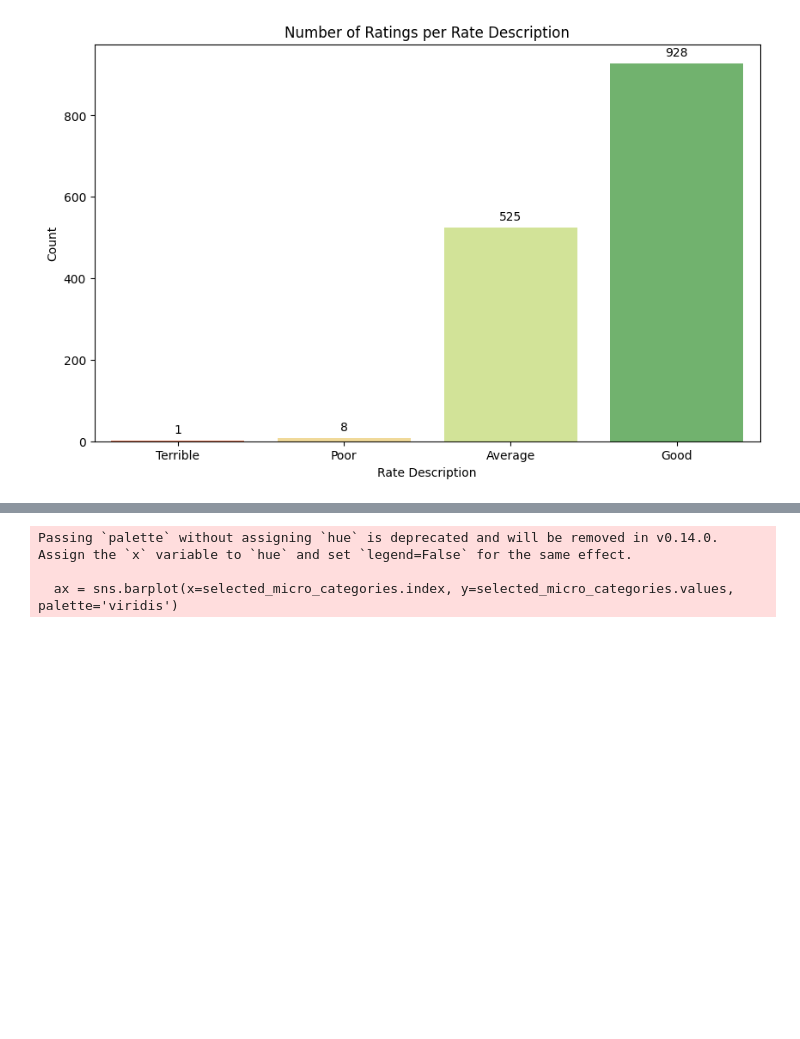
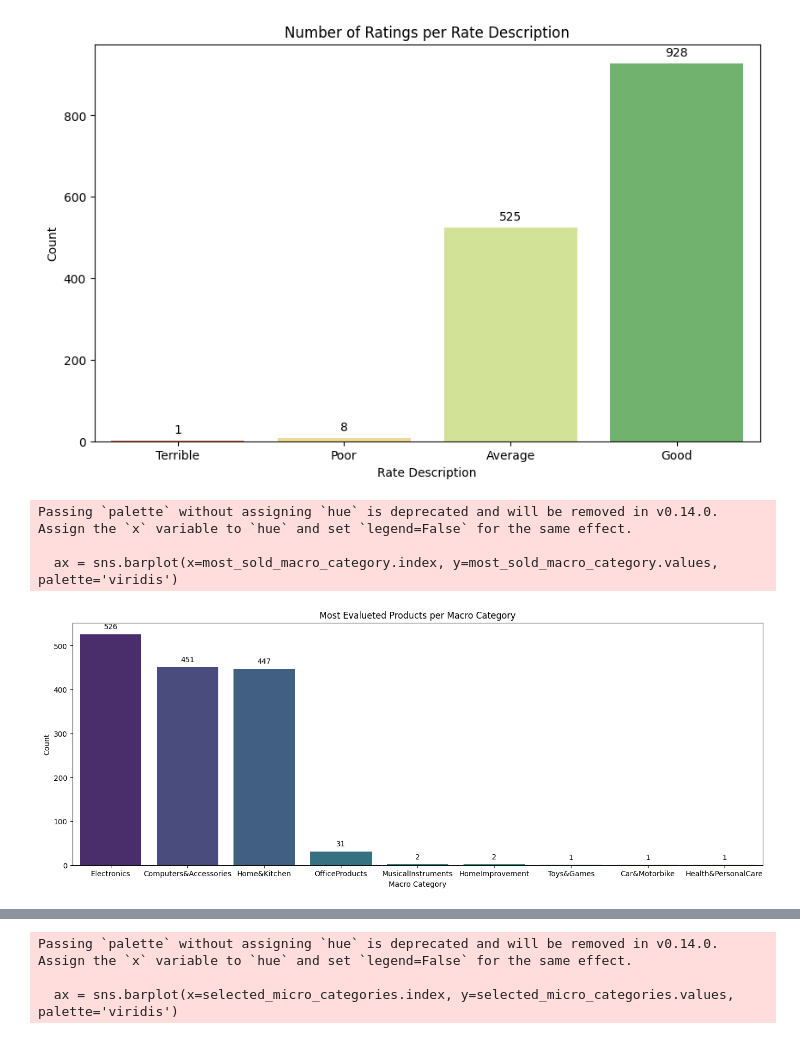
Before and after one commit to felipe-lemos-costa/Amazon-Sales-EDA-Analysis, a Jupyter notebook: notebooks/Amazon_Sales_EDA_Analysis.ipynb, the cells around one changed output, grey strips where cells are left out. Cells and saved outputs as stored; diff of their text form; code cells hidden in the pictures; blank space fills up the shorter version.

```diff
--- a/notebooks/Amazon_Sales_EDA_Analysis.ipynb
+++ b/notebooks/Amazon_Sales_EDA_Analysis.ipynb
@@ -371,3 +371,23 @@ Passing `palette` without assigning `hue` is deprecated and will be removed in v
 
   ax = sns.countplot(data=df, x='rate_description', palette='RdYlGn')
 [figure]
+# %%
+#Most products evalueted per 'macro_category'
+most_sold_macro_category = df['macro_category'].value_counts().sort_values(ascending=False)
+plt.figure(figsize=(17, 6))
+ax = sns.barplot(x=most_sold_macro_category.index, y=most_sold_macro_category.values, palette='viridis')
+for p in ax.patches:
+    ax.annotate(format(p.get_height(), '.0f'),
+                (p.get_x() + p.get_width() / 2., p.get_height()),
+                ha='center', va='bottom',
+                xytext=(0, 5),
+                textcoords='offset points')
+plt.title('Most Evalueted Products per Macro Category')
+plt.xlabel('Macro Category')
+plt.ylabel('Count')
+plt.show()
+# %% [output]
+Passing `palette` without assigning `hue` is deprecated and will be removed in v0.14.0. Assign the `x` variable to `hue` and set `legend=False` for the same effect.
+
+  ax = sns.barplot(x=most_sold_macro_category.index, y=most_sold_macro_category.values, palette='viridis')
+[figure, added]
```
Also changed, not shown: parts of 6 cells of this notebook, 13 other files.
